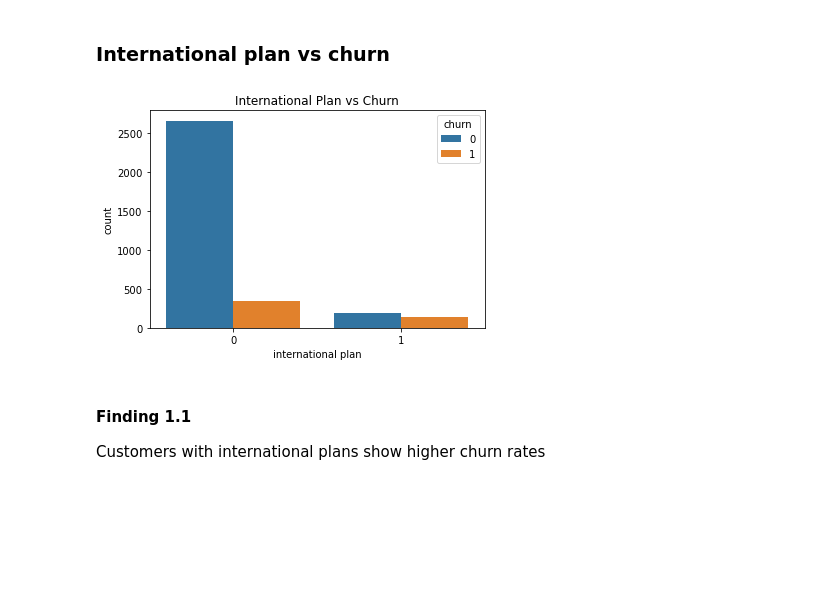
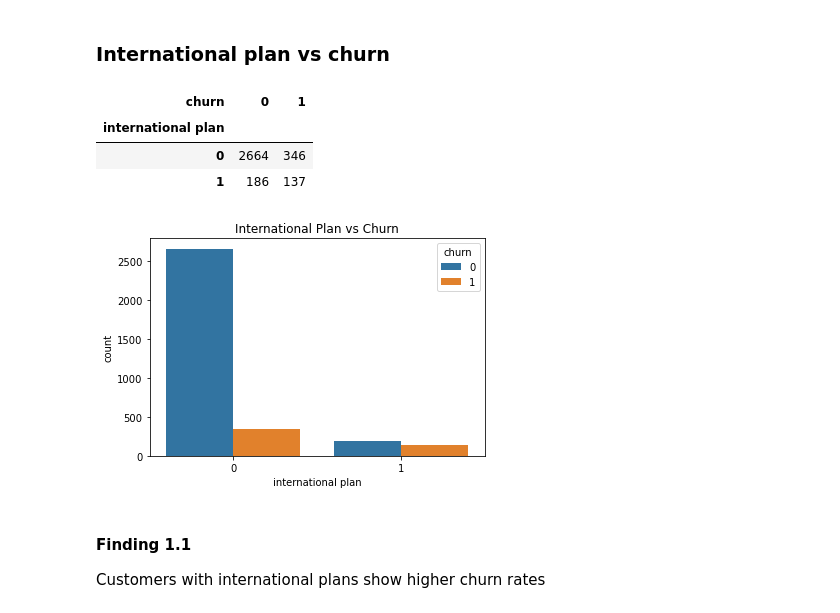
Before and after one commit to Githenduka-carolyne/Customer-Churn-Prediction, a Jupyter notebook: SyriaTel.ipynb, the cells around one changed output. Cells and saved outputs as stored; diff of their text form; code cells hidden in the pictures; blank space fills up the shorter version.

```diff
--- a/SyriaTel.ipynb
+++ b/SyriaTel.ipynb
@@ -144,11 +146,19 @@ Customers with more customer service calls are more likely to churn
 ### International plan vs churn
 # %%
 # international plan vs churn
-sns.countplot(x="international plan", hue="churn", data=df)
-plt.title("International Plan vs Churn")
-plt.show()
+pd.crosstab(df["international plan"], df["churn"])
 # %% [output]
-[figure, removed]
+| churn | 0 | 1 |
+| international plan |  |  |
+| 0 | 2664 | 346 |
+| 1 | 186 | 137 |
+# %%
+# international plan vs churn visualization
+sns.countplot(x="international plan", hue="churn", data=df)
+plt.title("International Plan vs Churn")
+plt.show()
+# %% [output]
+[figure, added]
 # %% [markdown]
 #### Finding 1.1
 Customers with international plans show higher churn rates
```
Also changed, not shown: parts of 24 cells of this notebook, 1 other file.
